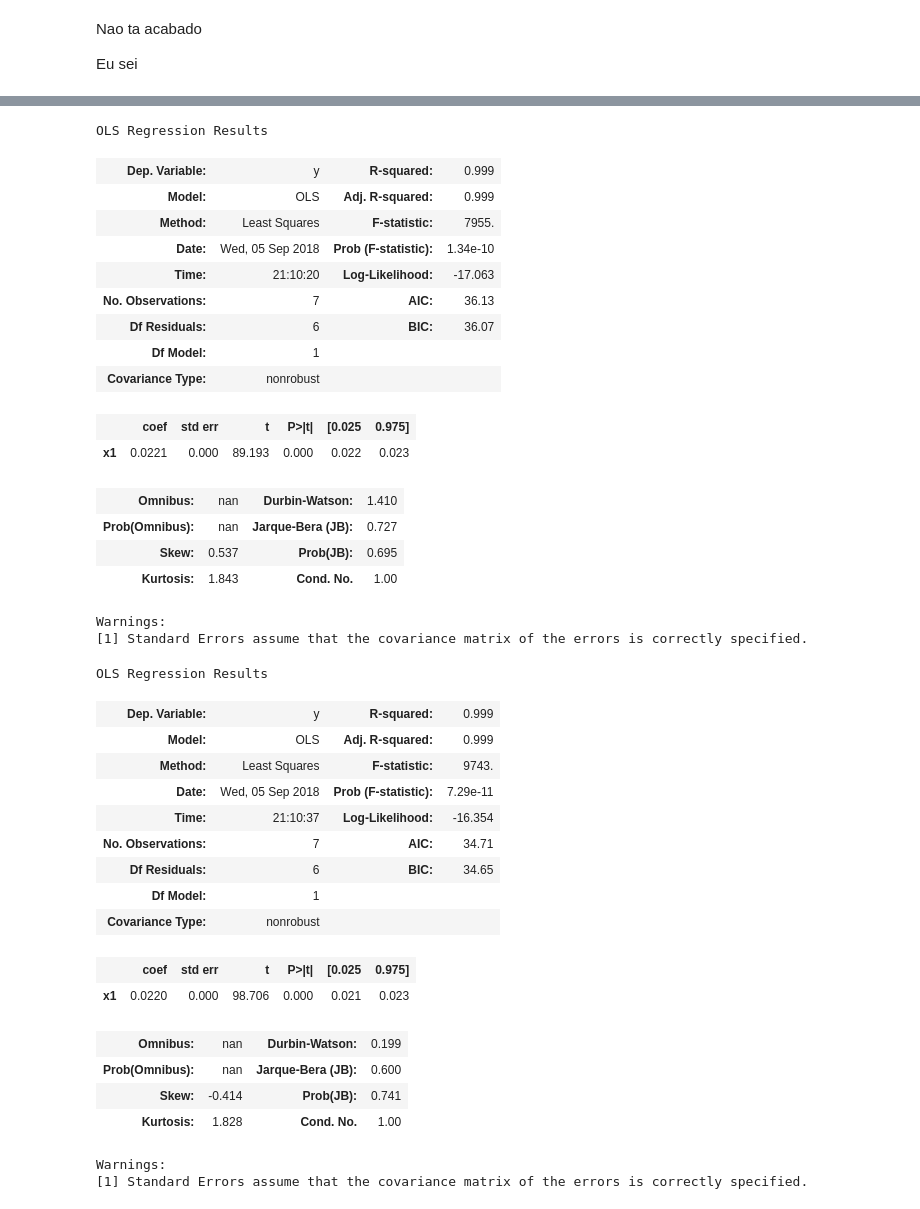
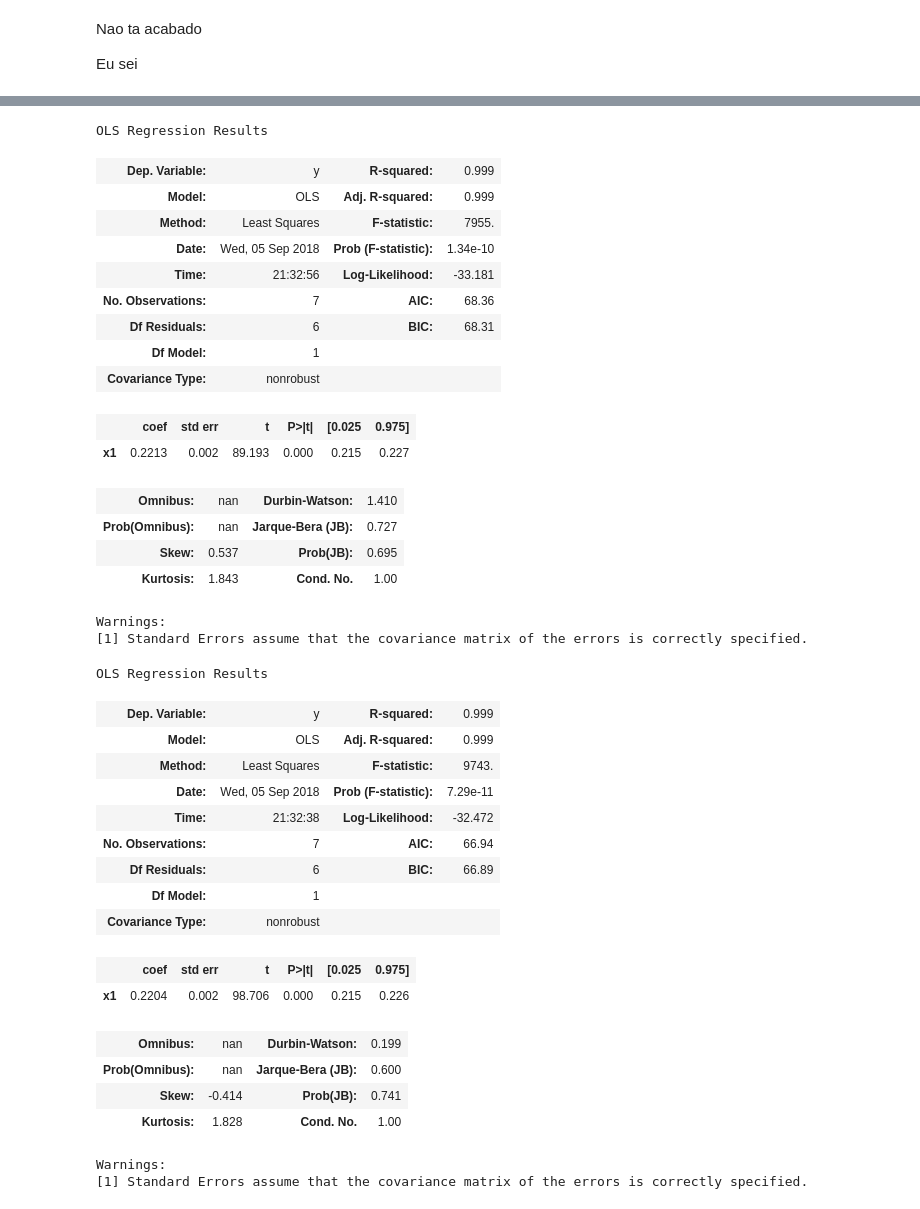
Before and after one commit to tiagodalloca/f229, a Jupyter notebook: experimento 2/Graficos.ipynb, the cells around one changed output, grey strips where cells are left out. Drawn from its saved outputs; the diff is of its cells as text; code cells hidden in the pictures.

```diff
--- a/experimento 2/Graficos.ipynb
+++ b/experimento 2/Graficos.ipynb
@@ -154,23 +154,23 @@ OLS Regression Results
 Warnings:
 [1] Standard Errors assume that the covariance matrix of the errors is correctly specified.
 # %%
-model = sm.OLS(np.array(harmonicos_separados[2]['Peso (g)']),
+model = sm.OLS(np.array(harmonicos_separados[2]['Peso (g)']*10),
                (np.array(harmonicos_separados[2]['Comprimento (cm)'] / 100 * 240 / 3))**2)
 result = model.fit()
 result.summary()
 # %% [output]
 OLS Regression Results
 | Dep. Variable: | y | R-squared: | 0.999 |
 | Model: | OLS | Adj. R-squared: | 0.999 |
 | Method: | Least Squares | F-statistic: | 7955. |
 | Date: | Wed, 05 Sep 2018 | Prob (F-statistic): | 1.34e-10 |
-| Time: | 21:10:20 | Log-Likelihood: | -17.063 |
-| No. Observations: | 7 | AIC: | 36.13 |
-| Df Residuals: | 6 | BIC: | 36.07 |
+| Time: | 21:32:56 | Log-Likelihood: | -33.181 |
+| No. Observations: | 7 | AIC: | 68.36 |
+| Df Residuals: | 6 | BIC: | 68.31 |
 | Df Model: | 1 |  |  |
 | Covariance Type: | nonrobust |  |  |
 |  | coef | std err | t | P>|t| | [0.025 | 0.975] |
-| x1 | 0.0221 | 0.000 | 89.193 | 0.000 | 0.022 | 0.023 |
+| x1 | 0.2213 | 0.002 | 89.193 | 0.000 | 0.215 | 0.227 |
 | Omnibus: | nan | Durbin-Watson: | 1.410 |
 | Prob(Omnibus): | nan | Jarque-Bera (JB): | 0.727 |
 | Skew: | 0.537 | Prob(JB): | 0.695 |
@@ -178,7 +178,7 @@ OLS Regression Results
 Warnings:
 [1] Standard Errors assume that the covariance matrix of the errors is correctly specified.
 # %%
-model = sm.OLS(np.array(harmonicos_separados[3]['Peso (g)']),
+model = sm.OLS(np.array(harmonicos_separados[3]['Peso (g)']*10),
                (np.array(harmonicos_separados[3]['Comprimento (cm)'] / 100 * 240 / 4))**2)
 result = model.fit()
 result.summary()
@@ -188,13 +188,13 @@ OLS Regression Results
 | Model: | OLS | Adj. R-squared: | 0.999 |
 | Method: | Least Squares | F-statistic: | 9743. |
 | Date: | Wed, 05 Sep 2018 | Prob (F-statistic): | 7.29e-11 |
-| Time: | 21:10:37 | Log-Likelihood: | -16.354 |
-| No. Observations: | 7 | AIC: | 34.71 |
-| Df Residuals: | 6 | BIC: | 34.65 |
+| Time: | 21:32:38 | Log-Likelihood: | -32.472 |
+| No. Observations: | 7 | AIC: | 66.94 |
+| Df Residuals: | 6 | BIC: | 66.89 |
 | Df Model: | 1 |  |  |
 | Covariance Type: | nonrobust |  |  |
 |  | coef | std err | t | P>|t| | [0.025 | 0.975] |
-| x1 | 0.0220 | 0.000 | 98.706 | 0.000 | 0.021 | 0.023 |
+| x1 | 0.2204 | 0.002 | 98.706 | 0.000 | 0.215 | 0.226 |
 | Omnibus: | nan | Durbin-Watson: | 0.199 |
 | Prob(Omnibus): | nan | Jarque-Bera (JB): | 0.600 |
 | Skew: | -0.414 | Prob(JB): | 0.741 |
```
Also changed, not shown: parts of 4 cells of this notebook.
